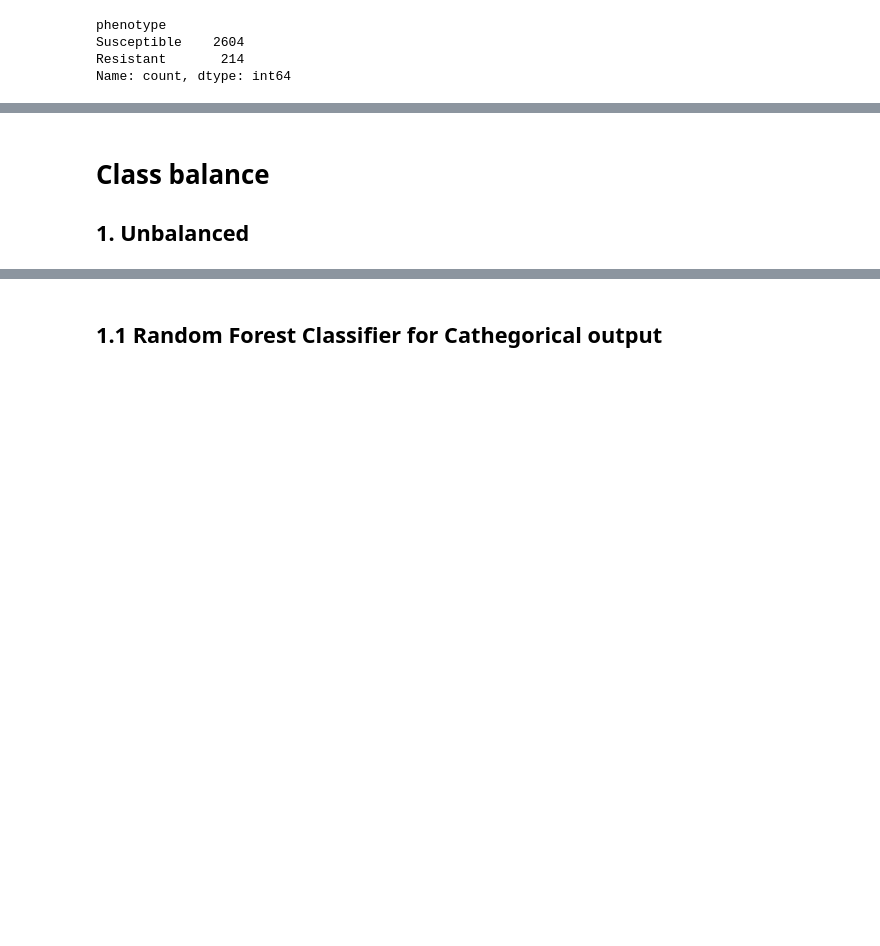
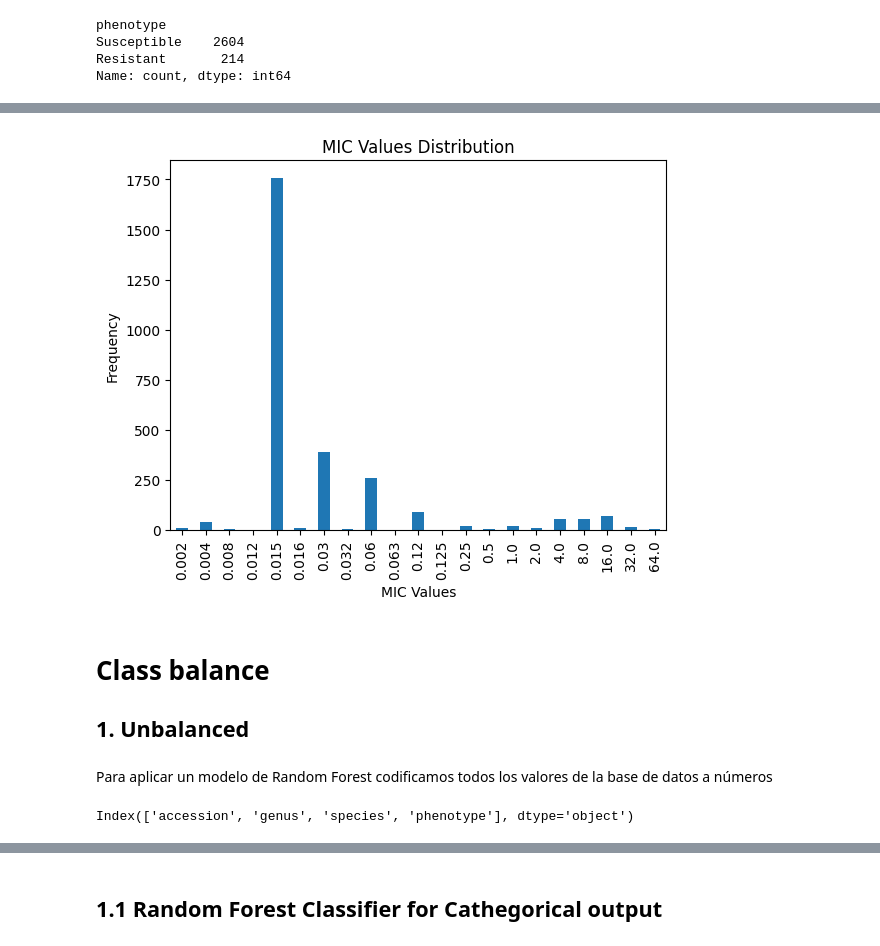
Before and after one commit to ccm-bioinfo/Camda24_resistance, a Jupyter notebook: Notebooks/group-2/EDA/EDA.ipynb, the cells around one changed output, grey strips where cells are left out. Cells and saved outputs as stored; diff of their text form; code cells hidden in the pictures; blank space fills up the shorter version.

```diff
--- a/Notebooks/group-2/EDA/EDA.ipynb
+++ b/Notebooks/group-2/EDA/EDA.ipynb
@@ -127,0 +176,4 @@ plt.show()
+# %%
+# Check class ditribution in mic
+class_counts4 = resis_cipro_L_Train['mic'].value_counts()
+print(class_counts4)
@@ -128,3 +198,20 @@ plt.show()
+# %%
+# plot species ditribution
+class_counts4.plot(kind='bar')
+class_counts4.sort_index(inplace=False)
+plt.xlabel('MIC Values')
+plt.ylabel('Frequency')
+plt.title('MIC Values Distribution')
+plt.show()
+# %% [output]
+[figure, added]
 # %% [markdown]
 # Class balance
 ## 1. Unbalanced
+# %% [markdown]
+Para aplicar un modelo de Random Forest codificamos todos los valores de la base de datos a números
+# %%
+non_numeric_columns = resis_cipro_L_Train.select_dtypes(exclude=['number']).columns
+print(non_numeric_columns)
+# %% [output]
+Index(['accession', 'genus', 'species', 'phenotype'], dtype='object')
```
Also changed, not shown: parts of 48 cells of this notebook.
